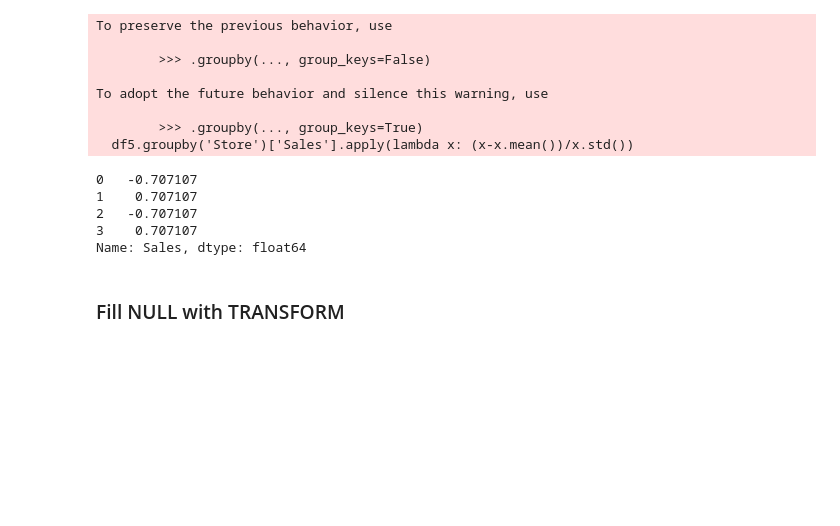
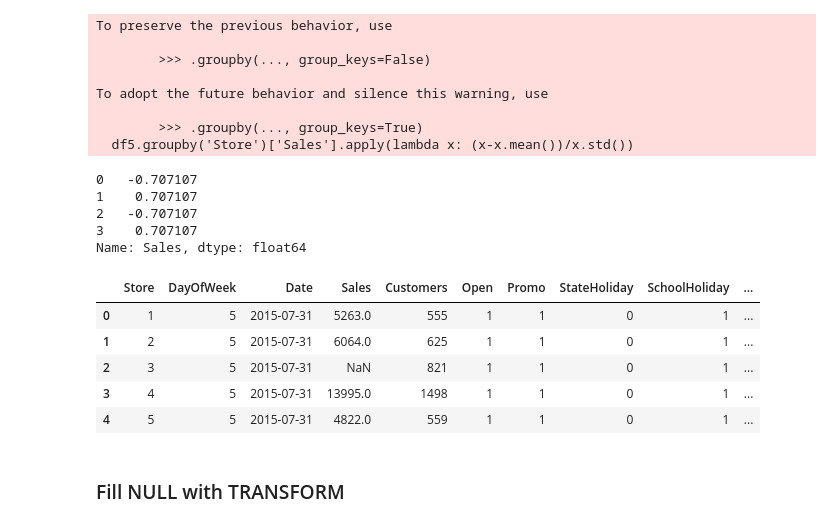
Before and after one commit to omid-sar/Interview-Preparation, a Jupyter notebook: data_manipulation/apply.ipynb, the cells around one changed output. Drawn from its saved outputs; the diff is of its cells as text; code cells hidden in the pictures; blank space fills up the shorter version.

```diff
--- a/data_manipulation/apply.ipynb
+++ b/data_manipulation/apply.ipynb
@@ -178,3 +177,13 @@ Name: Sales, dtype: float64
+# %%
+df2['Store Sales STD'] = df2.Sales.transform(store_std)
+df2.head()
+# %% [output]
+|  | Store | DayOfWeek | Date | Sales | Customers | Open | Promo | StateHoliday | SchoolHoliday | ... |
+| 0 | 1 | 5 | 2015-07-31 | 5263.0 | 555 | 1 | 1 | 0 | 1 | ... |
+| 1 | 2 | 5 | 2015-07-31 | 6064.0 | 625 | 1 | 1 | 0 | 1 | ... |
+| 2 | 3 | 5 | 2015-07-31 | NaN | 821 | 1 | 1 | 0 | 1 | ... |
+| 3 | 4 | 5 | 2015-07-31 | 13995.0 | 1498 | 1 | 1 | 0 | 1 | ... |
+| 4 | 5 | 5 | 2015-07-31 | 4822.0 | 559 | 1 | 1 | 0 | 1 | ... |
 # %% [markdown]
 ### Fill NULL with TRANSFORM
 # %%
```
Also changed, not shown: parts of 11 cells of this notebook.
